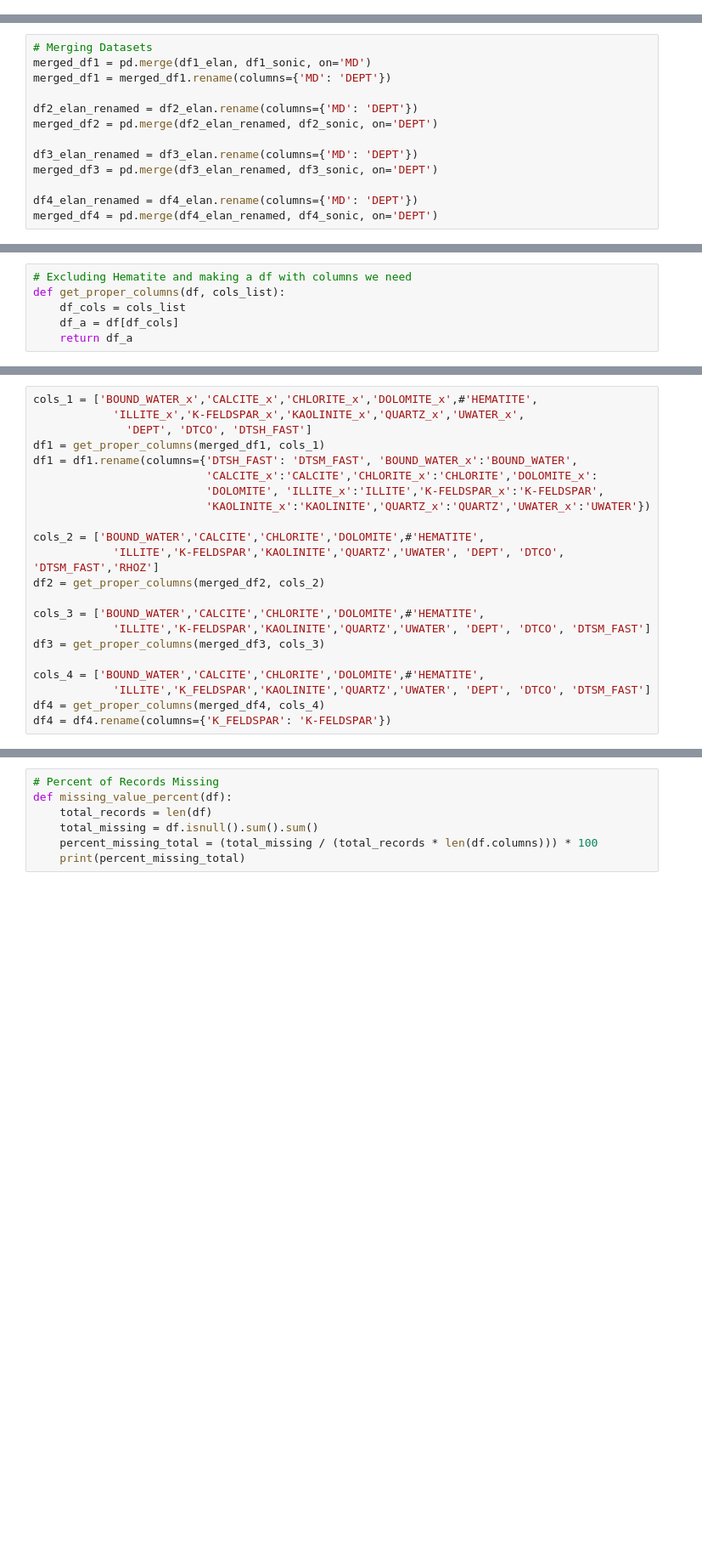
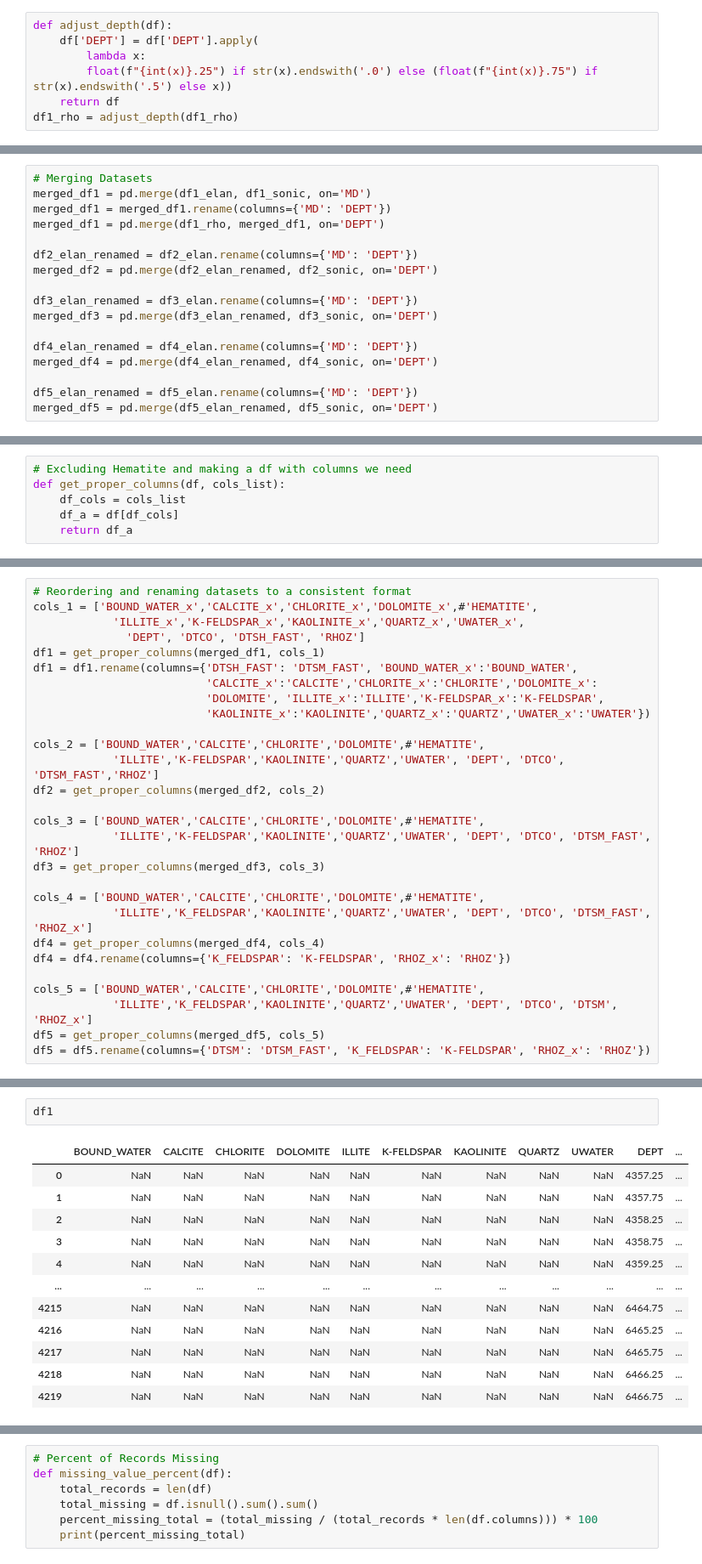
Before and after one commit to rockmechanics-illinois/SMART-II, a Jupyter notebook: Machine Learning/Work in Progress/Data Processing.ipynb, the cells around one changed output, grey strips where cells are left out. Shown: that part at 85% size. Cells and saved outputs as stored; diff of their text form; blank space fills up the shorter version.

```diff
--- a/Machine Learning/Work in Progress/Data Processing.ipynb
+++ b/Machine Learning/Work in Progress/Data Processing.ipynb
@@ -31,0 +71,7 @@ df4_elan, h42 = las_read('CCS2_data/1211523713_20150529_ELAN_PetrophysicalAnalys
+# %%
+def adjust_depth(df):
+    df['DEPT'] = df['DEPT'].apply(
+        lambda x:
+        float(f"{int(x)}.25") if str(x).endswith('.0') else (float(f"{int(x)}.75") if str(x).endswith('.5') else x))
+    return df
+df1_rho = adjust_depth(df1_rho)
@@ -33,6 +89,7 @@ df4_elan, h42 = las_read('CCS2_data/1211523713_20150529_ELAN_PetrophysicalAnalys
 # Merging Datasets
 merged_df1 = pd.merge(df1_elan, df1_sonic, on='MD')
 merged_df1 = merged_df1.rename(columns={'MD': 'DEPT'})
+merged_df1 = pd.merge(df1_rho, merged_df1, on='DEPT')
 
 df2_elan_renamed = df2_elan.rename(columns={'MD': 'DEPT'})
 merged_df2 = pd.merge(df2_elan_renamed, df2_sonic, on='DEPT')
@@ -42,3 +99,6 @@ merged_df3 = pd.merge(df3_elan_renamed, df3_sonic, on='DEPT')
 
 df4_elan_renamed = df4_elan.rename(columns={'MD': 'DEPT'})
 merged_df4 = pd.merge(df4_elan_renamed, df4_sonic, on='DEPT')
+
+df5_elan_renamed = df5_elan.rename(columns={'MD': 'DEPT'})
+merged_df5 = pd.merge(df5_elan_renamed, df5_sonic, on='DEPT')
@@ -68,7 +131,8 @@ def get_proper_columns(df, cols_list):
 # %%
+# Reordering and renaming datasets to a consistent format
 cols_1 = ['BOUND_WATER_x','CALCITE_x','CHLORITE_x','DOLOMITE_x',#'HEMATITE',
             'ILLITE_x','K-FELDSPAR_x','KAOLINITE_x','QUARTZ_x','UWATER_x',
-              'DEPT', 'DTCO', 'DTSH_FAST']
+              'DEPT', 'DTCO', 'DTSH_FAST', 'RHOZ']
 df1 = get_proper_columns(merged_df1, cols_1)
 df1 = df1.rename(columns={'DTSH_FAST': 'DTSM_FAST', 'BOUND_WATER_x':'BOUND_WATER',
                           'CALCITE_x':'CALCITE','CHLORITE_x':'CHLORITE','DOLOMITE_x':
@@ -80,10 +144,15 @@ cols_2 = ['BOUND_WATER','CALCITE','CHLORITE','DOLOMITE',#'HEMATITE',
 df2 = get_proper_columns(merged_df2, cols_2)
 
 cols_3 = ['BOUND_WATER','CALCITE','CHLORITE','DOLOMITE',#'HEMATITE',
-            'ILLITE','K-FELDSPAR','KAOLINITE','QUARTZ','UWATER', 'DEPT', 'DTCO', 'DTSM_FAST']
+            'ILLITE','K-FELDSPAR','KAOLINITE','QUARTZ','UWATER', 'DEPT', 'DTCO', 'DTSM_FAST', 'RHOZ']
 df3 = get_proper_columns(merged_df3, cols_3)
 
 cols_4 = ['BOUND_WATER','CALCITE','CHLORITE','DOLOMITE',#'HEMATITE',
-            'ILLITE','K_FELDSPAR','KAOLINITE','QUARTZ','UWATER', 'DEPT', 'DTCO', 'DTSM_FAST']
+            'ILLITE','K_FELDSPAR','KAOLINITE','QUARTZ','UWATER', 'DEPT', 'DTCO', 'DTSM_FAST', 'RHOZ_x']
 df4 = get_proper_columns(merged_df4, cols_4)
-df4 = df4.rename(columns={'K_FELDSPAR': 'K-FELDSPAR'})
+df4 = df4.rename(columns={'K_FELDSPAR': 'K-FELDSPAR', 'RHOZ_x': 'RHOZ'})
+
+cols_5 = ['BOUND_WATER','CALCITE','CHLORITE','DOLOMITE',#'HEMATITE',
+            'ILLITE','K_FELDSPAR','KAOLINITE','QUARTZ','UWATER', 'DEPT', 'DTCO', 'DTSM', 'RHOZ_x']
+df5 = get_proper_columns(merged_df5, cols_5)
+df5 = df5.rename(columns={'DTSM': 'DTSM_FAST', 'K_FELDSPAR': 'K-FELDSPAR', 'RHOZ_x': 'RHOZ'})
@@ -98,0 +159,15 @@ df1.head()
+# %%
+df1
+# %% [output]
+|  | BOUND_WATER | CALCITE | CHLORITE | DOLOMITE | ILLITE | K-FELDSPAR | KAOLINITE | QUARTZ | UWATER | DEPT | ... |
+| 0 | NaN | NaN | NaN | NaN | NaN | NaN | NaN | NaN | NaN | 4357.25 | ... |
+| 1 | NaN | NaN | NaN | NaN | NaN | NaN | NaN | NaN | NaN | 4357.75 | ... |
+| 2 | NaN | NaN | NaN | NaN | NaN | NaN | NaN | NaN | NaN | 4358.25 | ... |
+| 3 | NaN | NaN | NaN | NaN | NaN | NaN | NaN | NaN | NaN | 4358.75 | ... |
+| 4 | NaN | NaN | NaN | NaN | NaN | NaN | NaN | NaN | NaN | 4359.25 | ... |
+| ... | ... | ... | ... | ... | ... | ... | ... | ... | ... | ... | ... |
+| 4215 | NaN | NaN | NaN | NaN | NaN | NaN | NaN | NaN | NaN | 6464.75 | ... |
+| 4216 | NaN | NaN | NaN | NaN | NaN | NaN | NaN | NaN | NaN | 6465.25 | ... |
+| 4217 | NaN | NaN | NaN | NaN | NaN | NaN | NaN | NaN | NaN | 6465.75 | ... |
+| 4218 | NaN | NaN | NaN | NaN | NaN | NaN | NaN | NaN | NaN | 6466.25 | ... |
+| 4219 | NaN | NaN | NaN | NaN | NaN | NaN | NaN | NaN | NaN | 6466.75 | ... |
```
Also changed, not shown: parts of 45 cells of this notebook, 35 other files.
